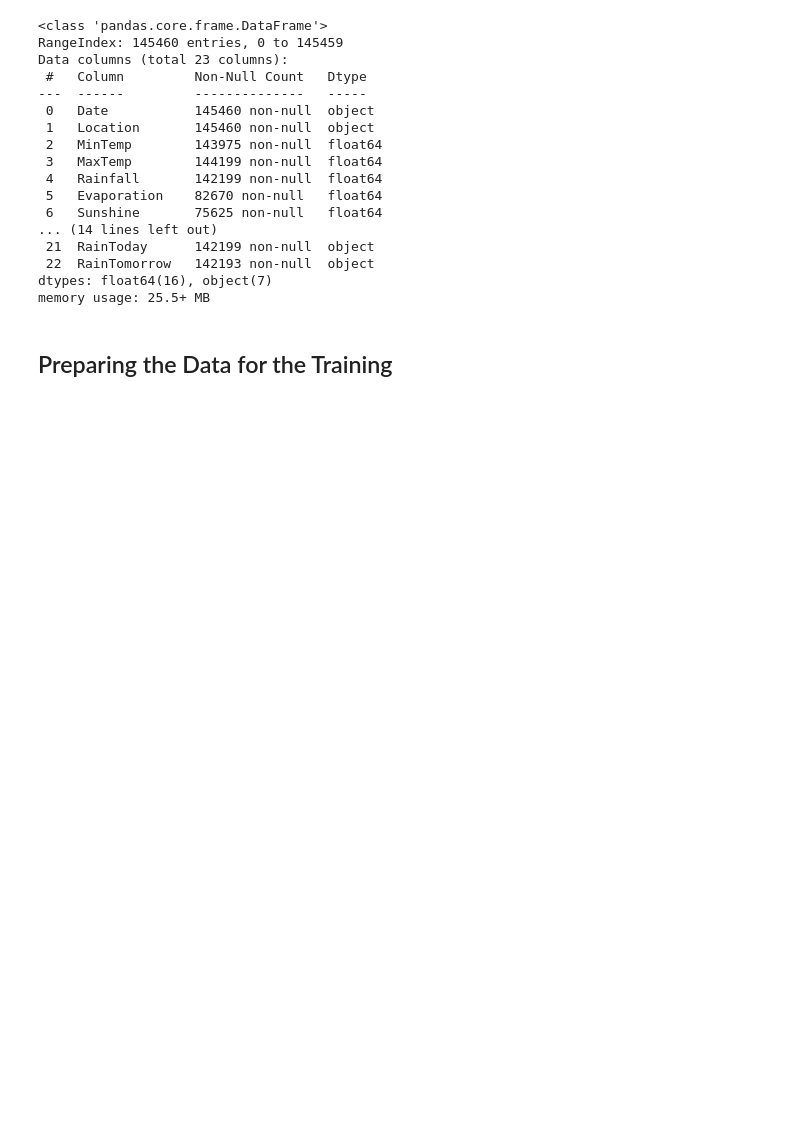
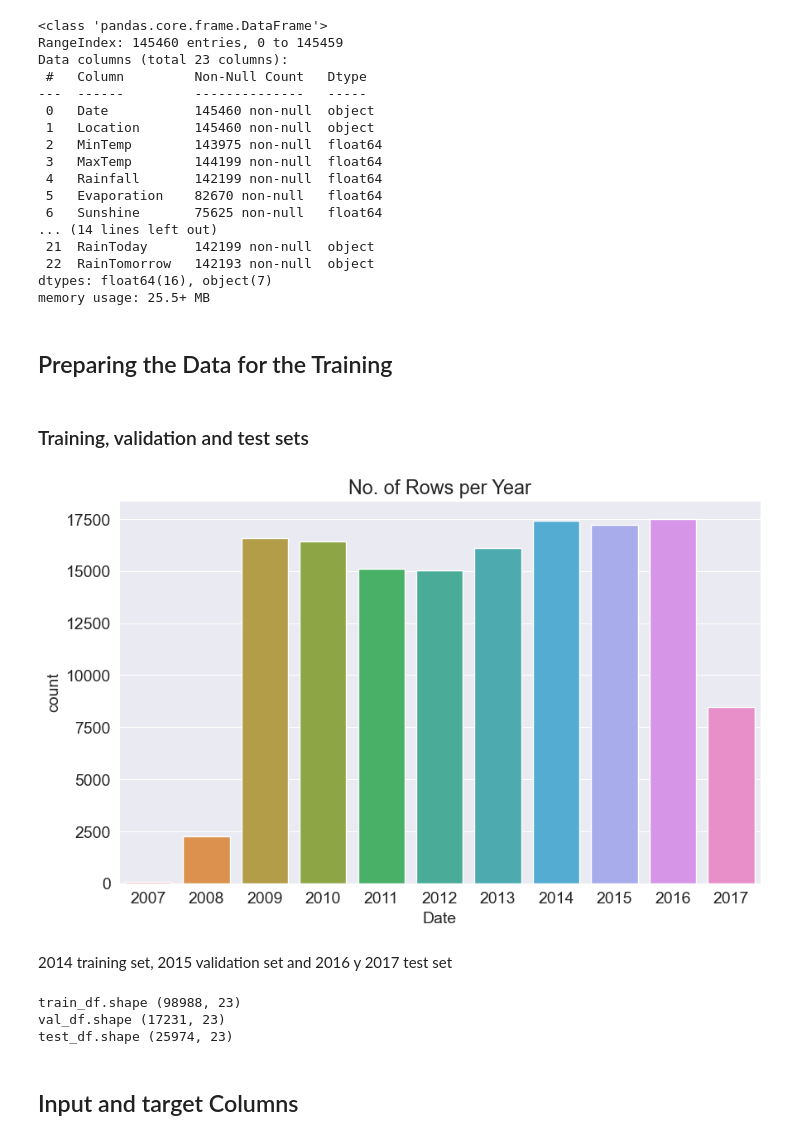
Before and after one commit to sebastianmb/MachineLearning, a Jupyter notebook: Project_course/DesicionTreesRandomForest/DesicionTreesAndRandomForest.ipynb, the cells around one changed output. Saved outputs shown, nothing was run; the diff lists cells and outputs as text; code cells hidden in the pictures; blank space fills up the shorter version.

Commit message:
Categorical and numeric columns

```diff
--- a/Project_course/DesicionTreesRandomForest/DesicionTreesAndRandomForest.ipynb
+++ b/Project_course/DesicionTreesRandomForest/DesicionTreesAndRandomForest.ipynb
@@ -68,3 +68,12 @@ memory usage: 25.5+ MB
 raw_df.dropna(subset=['RainTomorrow'],inplace=True)
 # %% [markdown]
 ## Preparing the Data for the Training
+# %% [markdown]
+### Training, validation and test sets
+# %%
+plt. title('No. of Rows per Year')
+sns.countplot(x=pd.to_datetime(raw_df.Date).dt.year);
+# %% [output]
+[figure, added]
+# %% [markdown]
+2014 training set, 2015 validation set and 2016 y 2017 test set
@@ -70,0 +86,10 @@ raw_df.dropna(subset=['RainTomorrow'],inplace=True)
+# %%
+print('train_df.shape', train_df.shape)
+print('val_df.shape', val_df.shape)
+print('test_df.shape', test_df.shape)
+# %% [output]
+train_df.shape (98988, 23)
+val_df.shape (17231, 23)
+test_df.shape (25974, 23)
+# %% [markdown]
+## Input and target Columns
```
Also changed, not shown: parts of 15 cells of this notebook.
